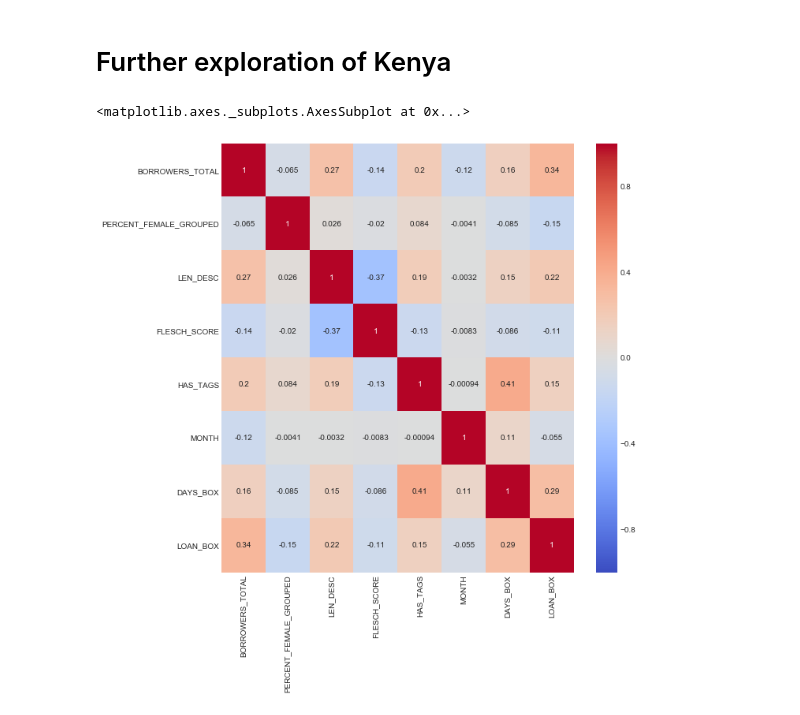
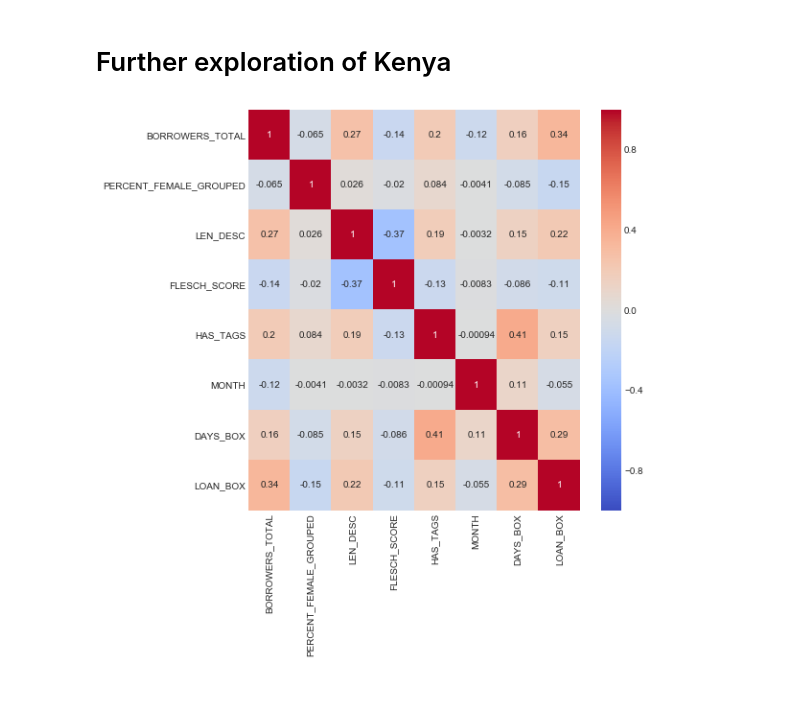
Before and after one commit to ttrumbly/Kiva_Microloans, a Jupyter notebook: Kiva_Clean.ipynb, the cells around one changed output. Saved outputs shown, nothing was run; the diff lists cells and outputs as text; code cells hidden in the pictures.

```diff
--- a/Kiva_Clean.ipynb
+++ b/Kiva_Clean.ipynb
@@ -170,9 +211,10 @@ Kiva_CV = Kiva_Kenya.drop(['ORIGINAL_LANGUAGE', 'DESCRIPTION_TRANSLATED', 'FUNDE
 # %%
 fig, ax = plt.subplots(figsize=(10,10))
 sns.heatmap(Kiva_CV.drop(['LOAN_AMOUNT','DAYS_TO_FUND'],1).corr(), vmin=-1, vmax=1, cmap='coolwarm', annot=True, ax=ax)
+plt.gcf().subplots_adjust(bottom=0.3, left=.3)
+plt.savefig('kenya_heatmap.png', dpi=300)
 # %% [output]
-<matplotlib.axes._subplots.AxesSubplot at 0x...>
-[figure, old version]
+[figure, new version]
 # %%
 #Create X and y variables to
 y = Kiva_CV.dropna()['DAYS_BOX']
```
Also changed, not shown: parts of 94 cells of this notebook, 38 other files.
